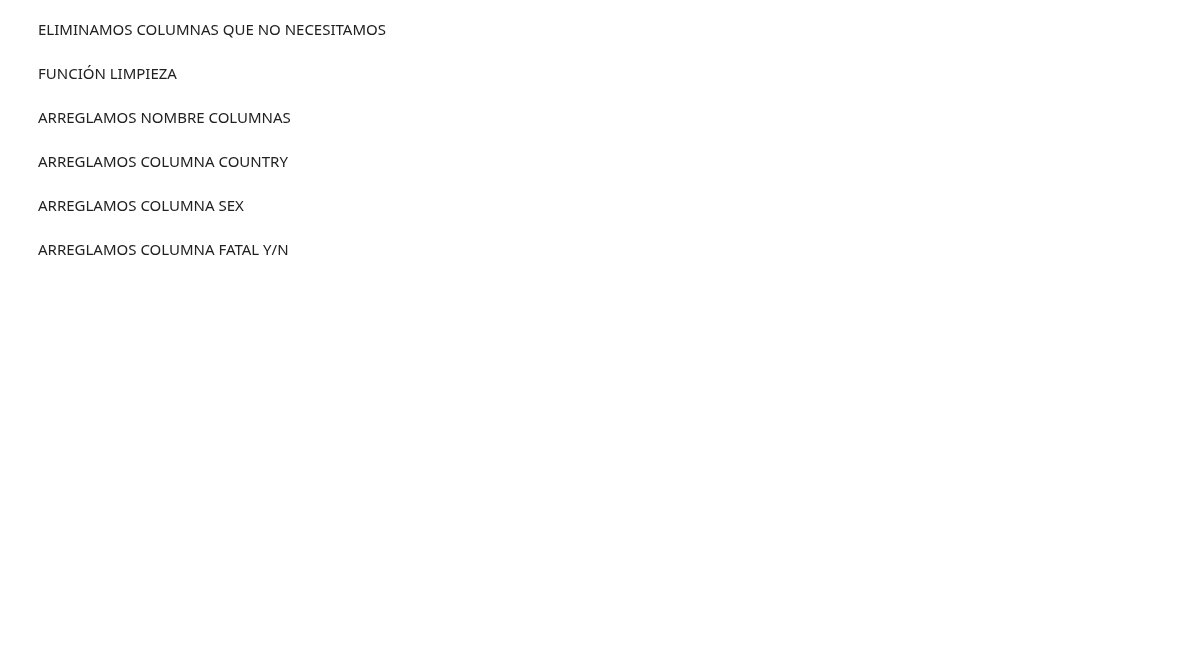
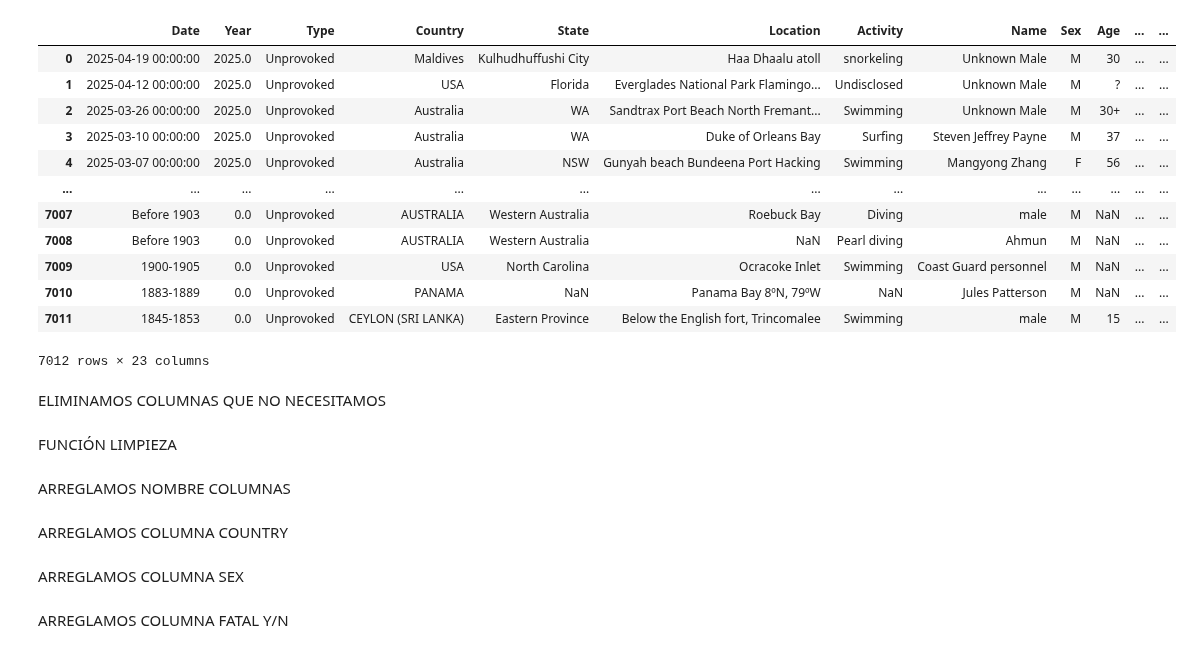
Before and after one commit to xavistem/shark_attacks_project, a Jupyter notebook: shark.ipynb, the cells around one changed output. Saved outputs shown, nothing was run; the diff lists cells and outputs as text; code cells hidden in the pictures; blank space fills up the shorter version.

```diff
--- a/shark.ipynb
+++ b/shark.ipynb
@@ -5,6 +5,21 @@ import seaborn as sns
 import matplotlib.pyplot as plt
 # %%
 df = pd.read_excel("GSAF5.xls")
+df
+# %% [output]
+|  | Date | Year | Type | Country | State | Location | Activity | Name | Sex | Age | ... | ... |
+| 0 | 2025-04-19 00:00:00 | 2025.0 | Unprovoked | Maldives | Kulhudhuffushi City | Haa Dhaalu atoll | snorkeling | Unknown Male | M | 30 | ... | ... |
+| 1 | 2025-04-12 00:00:00 | 2025.0 | Unprovoked | USA | Florida | Everglades National Park Flamingo... | Undisclosed | Unknown Male | M | ? | ... | ... |
+| 2 | 2025-03-26 00:00:00 | 2025.0 | Unprovoked | Australia | WA | Sandtrax Port Beach North Fremant... | Swimming | Unknown Male | M | 30+ | ... | ... |
+| 3 | 2025-03-10 00:00:00 | 2025.0 | Unprovoked | Australia | WA | Duke of Orleans Bay | Surfing | Steven Jeffrey Payne | M | 37 | ... | ... |
+| 4 | 2025-03-07 00:00:00 | 2025.0 | Unprovoked | Australia | NSW | Gunyah beach Bundeena Port Hacking | Swimming | Mangyong Zhang | F | 56 | ... | ... |
+| ... | ... | ... | ... | ... | ... | ... | ... | ... | ... | ... | ... | ... |
+| 7007 | Before 1903 | 0.0 | Unprovoked | AUSTRALIA | Western Australia | Roebuck Bay | Diving | male | M | NaN | ... | ... |
+| 7008 | Before 1903 | 0.0 | Unprovoked | AUSTRALIA | Western Australia | NaN | Pearl diving | Ahmun | M | NaN | ... | ... |
+| 7009 | 1900-1905 | 0.0 | Unprovoked | USA | North Carolina | Ocracoke Inlet | Swimming | Coast Guard personnel | M | NaN | ... | ... |
+| 7010 | 1883-1889 | 0.0 | Unprovoked | PANAMA | NaN | Panama Bay 8ºN, 79ºW | NaN | Jules Patterson | M | NaN | ... | ... |
+| 7011 | 1845-1853 | 0.0 | Unprovoked | CEYLON (SRI LANKA) | Eastern Province | Below the English fort, Trincomalee | Swimming | male | M | 15 | ... | ... |
+7012 rows × 23 columns
 # %% [markdown]
 ELIMINAMOS COLUMNAS QUE NO NECESITAMOS
 # %%
```
Also changed, not shown: parts of 1 cell of this notebook.
